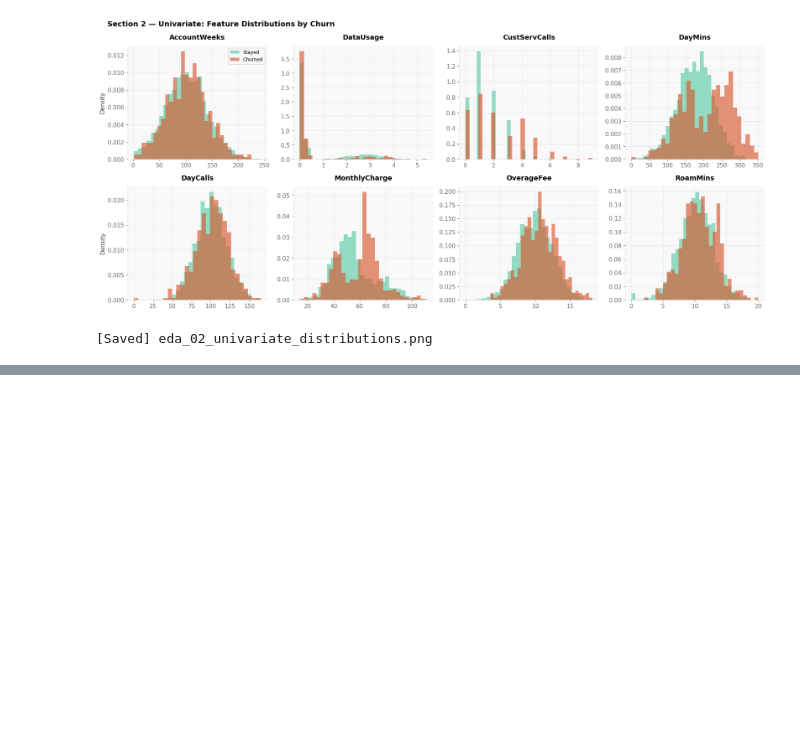
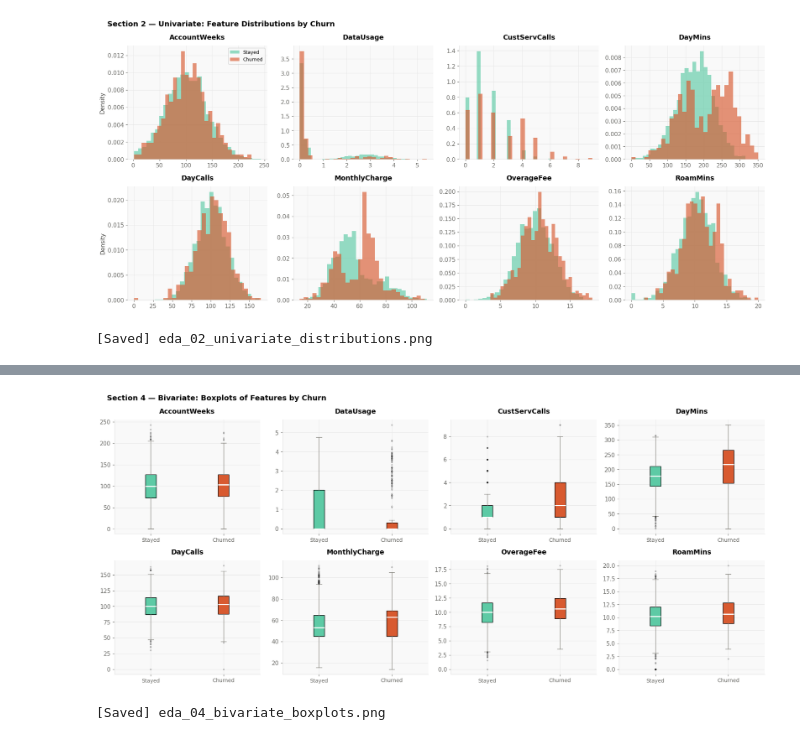
Before and after one commit to nkosimate/CustomerChurnPrediction, a Jupyter notebook: Churn.ipynb, the cells around one changed output, grey strips where cells are left out. Drawn from its saved outputs; the diff is of its cells as text; code cells hidden in the pictures; blank space fills up the shorter version.

```diff
--- a/Churn.ipynb
+++ b/Churn.ipynb
@@ -199,0 +240,33 @@ print("[Saved] eda_02_univariate_distributions.png")
+# %%
+fig, axes = plt.subplots(2, 4, figsize=(18, 8))
+fig.suptitle('Section 4 — Bivariate: Boxplots of Features by Churn',
+             fontsize=14, fontweight='bold', x=0.02, ha='left')
+axes = axes.flatten()
+
+for i, feat in enumerate(continuous_features):
+    ax = axes[i]
+    data_stayed  = stayed_df[feat].dropna()
+    data_churned = churned_df[feat].dropna()
+    bp = ax.boxplot(
+        [data_stayed, data_churned],
+        patch_artist=True,
+        medianprops={'color': 'white', 'linewidth': 2},
+        whiskerprops={'color': GRAY},
+        capprops={'color': GRAY},
+        flierprops={'marker': 'o', 'markersize': 2, 'alpha': 0.3, 'color': GRAY}
+    )
+    bp['boxes'][0].set_facecolor(TEAL)
+    bp['boxes'][1].set_facecolor(CORAL)
+    ax.set_xticks([1, 2])
+    ax.set_xticklabels(['Stayed', 'Churned'], fontsize=10)
+    ax.set_title(feat)
+    ax.spines['left'].set_color('#e0e0e0')
+    ax.spines['bottom'].set_color('#e0e0e0')
+
+plt.tight_layout()
+plt.savefig('eda_04_bivariate_boxplots.png', dpi=150, bbox_inches='tight')
+plt.show()
+print("[Saved] eda_04_bivariate_boxplots.png")
+# %% [output]
+[figure, added]
+[Saved] eda_04_bivariate_boxplots.png
```
Also changed, not shown: parts of 11 cells of this notebook.
